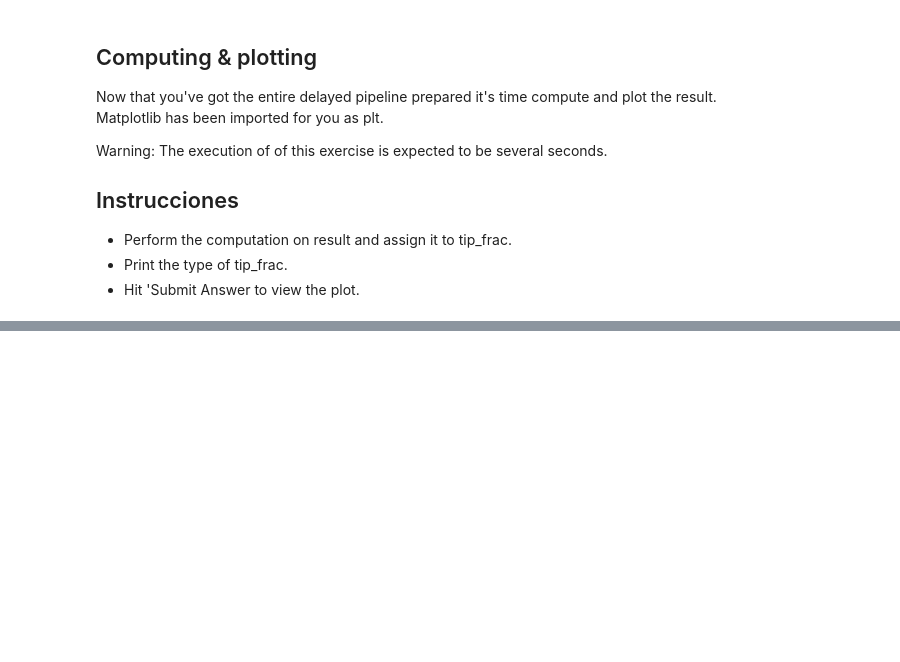
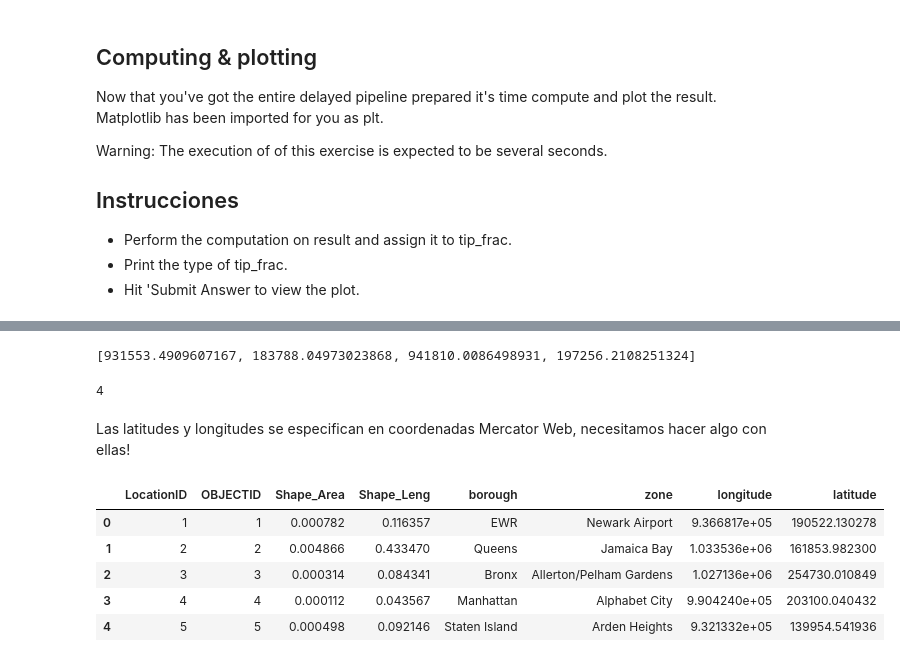
Before and after one commit to htapiagroup/sistdist, a Jupyter notebook: MCA_SDU_S6.ipynb, the cells around one changed output, grey strips where cells are left out. Saved outputs shown, nothing was run; the diff lists cells and outputs as text; code cells hidden in the pictures; blank space fills up the shorter version.

```diff
--- a/MCA_SDU_S6.ipynb
+++ b/MCA_SDU_S6.ipynb
@@ -155,0 +254,4 @@ plt.show()
+# %%
+shp_dic = dict(zip(fields_name, list(range(len(fields_name)))))
+attributes = sf.records()
+shp_attr = [dict(zip(fields_name, attr)) for attr in attributes]
@@ -155,0 +269,33 @@ plt.show()
+# %%
+sf.shapeRecord().shape.bbox
+# %% [output]
+[931553.4909607167, 183788.04973023868, 941810.0086498931, 197256.2108251324]
+# %%
+shp_dic['LocationID']
+# %% [output]
+4
+# %%
+def get_lat_lon(sf):
+    content = []
+    for sr in sf.shapeRecords():
+        shape = sr.shape
+        rec = sr.record
+        loc_id = rec[shp_dic['LocationID']]
+
+        x = (shape.bbox[0]+shape.bbox[2])/2
+        y = (shape.bbox[1]+shape.bbox[3])/2
+
+        content.append((loc_id, x, y))
+    return pd.DataFrame(content, columns=["LocationID", "longitude", "latitude"])
+# %% [markdown]
+Las latitudes y longitudes se especifican en coordenadas Mercator Web, necesitamos hacer algo con ellas!
+# %%
+df_loc = pd.DataFrame(shp_attr).join(get_lat_lon(sf).set_index("LocationID"), on="LocationID")
+df_loc.head()
+# %% [output]
+|  | LocationID | OBJECTID | Shape_Area | Shape_Leng | borough | zone | longitude | latitude |
+| 0 | 1 | 1 | 0.000782 | 0.116357 | EWR | Newark Airport | 9.366817e+05 | 190522.130278 |
+| 1 | 2 | 2 | 0.004866 | 0.433470 | Queens | Jamaica Bay | 1.033536e+06 | 161853.982300 |
+| 2 | 3 | 3 | 0.000314 | 0.084341 | Bronx | Allerton/Pelham Gardens | 1.027136e+06 | 254730.010849 |
+| 3 | 4 | 4 | 0.000112 | 0.043567 | Manhattan | Alphabet City | 9.904240e+05 | 203100.040432 |
+| 4 | 5 | 5 | 0.000498 | 0.092146 | Staten Island | Arden Heights | 9.321332e+05 | 139954.541936 |
```
Also changed, not shown: parts of 24 cells of this notebook.
